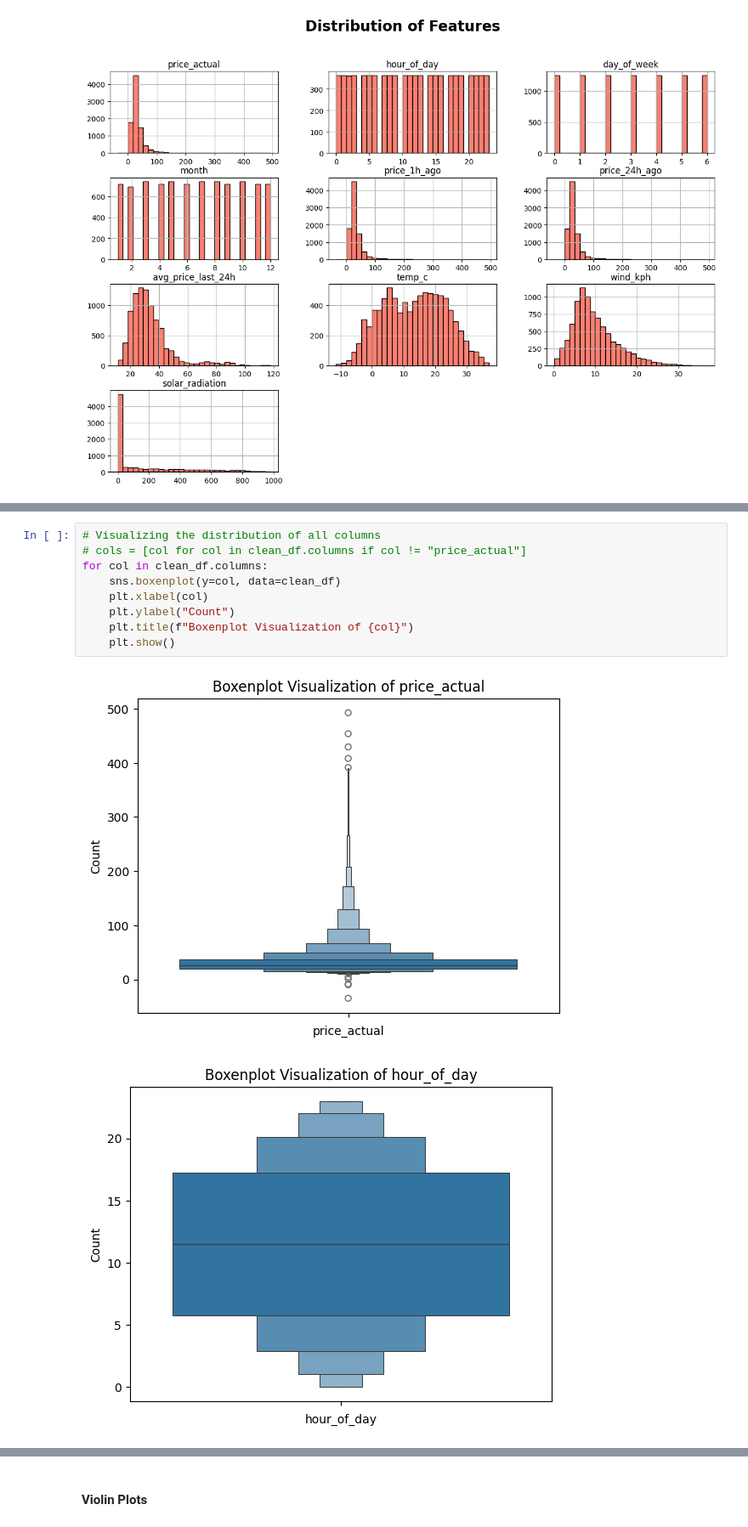
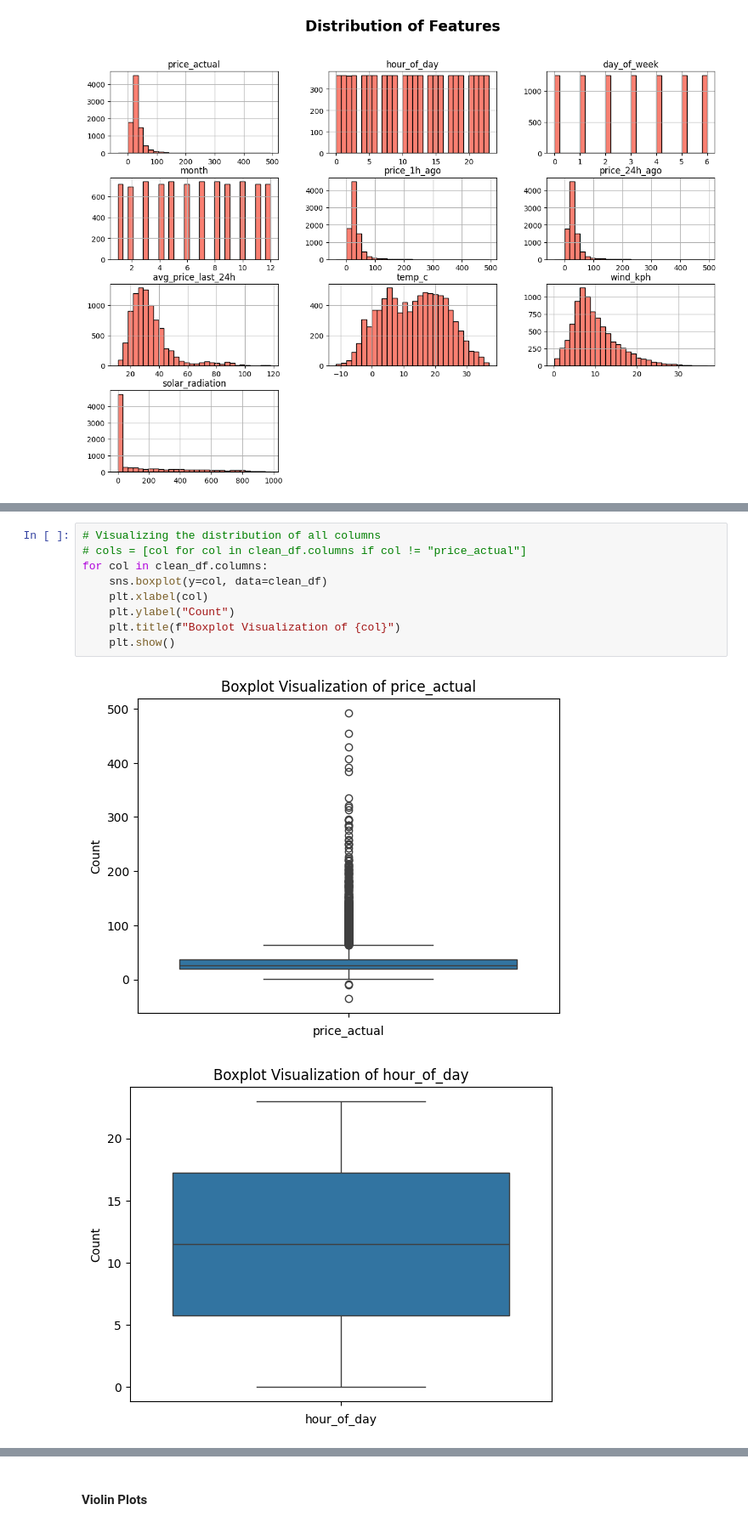
Before and after one commit to GFFB0314/PJM-Energy-Price-Forecasting, a Jupyter notebook: notebooks/02_eda.ipynb, the cells around one changed output, grey strips where cells are left out. Shown at 85% size. Drawn from its saved outputs; the diff is of its cells as text.

```diff
--- a/notebooks/02_eda.ipynb
+++ b/notebooks/02_eda.ipynb
@@ -340,12 +352,12 @@ plt.show()
 # %%
 # Visualizing the distribution of all columns
 # cols = [col for col in clean_df.columns if col != "price_actual"]
 for col in clean_df.columns:
-    sns.boxenplot(y=col, data=clean_df)
+    sns.boxplot(y=col, data=clean_df)
     plt.xlabel(col)
     plt.ylabel("Count")
-    plt.title(f"Boxenplot Visualization of {col}")
+    plt.title(f"Boxplot Visualization of {col}")
     plt.show()
 # %% [output]
-[figure, old version]
+[figure, new version]
-[figure, old version]
+[figure, new version]
```
Also changed, not shown: parts of 7 cells of this notebook, 3 other files.
